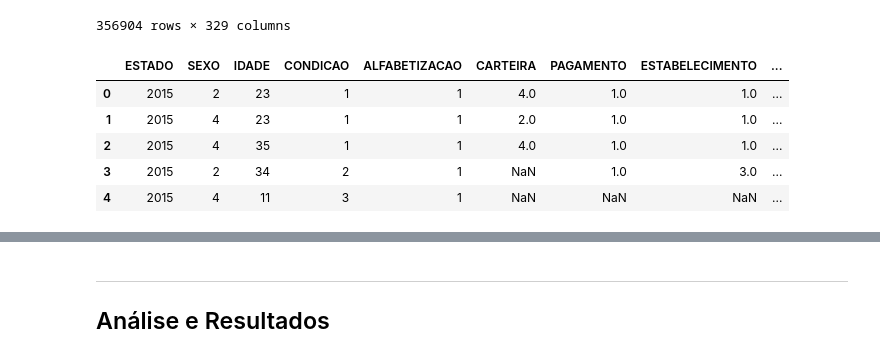
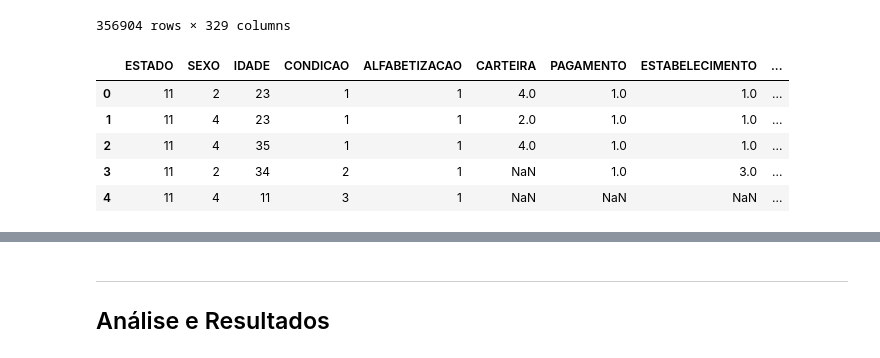
Before and after one commit to marianasabrantes/DP-P1, a Jupyter notebook: DP_P01_mariana.ipynb, the cells around one changed output, grey strips where cells are left out. Cells and saved outputs as stored; diff of their text form; code cells hidden in the pictures.

```diff
--- a/DP_P01_mariana.ipynb
+++ b/DP_P01_mariana.ipynb
@@ -55,30 +55,30 @@ dados
 | 356903 | 356903 | 2015 | 53 | 2148 | 17 | 5 | 4 | 14 | 6 | 2008 | ... | ... |
 356904 rows × 329 columns
 # %%
-_dados = dados[['V0101', 'V0302','V8005', 'V0402', 'V0601', 'V9042', 'V9531', 'V9054',
+_dados = dados[['UF', 'V0302','V8005', 'V0402', 'V0601', 'V9042', 'V9531', 'V9054',
                 'V9060','V9077', 'V4743', 'V4745']]
 
-A = _dados.rename(index = str, columns = {'V0101': "ESTADO"})
+A = _dados.rename(index = str, columns = {'UF': "ESTADO"})
 B = A.rename(index = str, columns = {'V0302': "SEXO"})
 C = B.rename(index = str, columns = {'V8005': "IDADE"})
 D = C.rename(index = str, columns = {'V0402': "CONDICAO"})
 E = D.rename(index = str, columns = {'V0601': "ALFABETIZACAO"})
 F = E.rename(index = str, columns = {'V9042': "CARTEIRA"})
 G = F.rename(index = str, columns = {'V9531': "PAGAMENTO"})
 H = G.rename(index = str, columns = {'V9054': "ESTABELECIMENTO"})
 I = H.rename(index = str, columns = {'V9060': "T_PREVIDENCIA"})
 J = I.rename(index = str, columns = {'V9077': "TRABALHO"})
 M = J.rename(index = str, columns = {'V4743': "RENDIMENTO"})
 N = M.rename(index = str, columns = {'V4745': "ESTUDO"})
 
 N.head()
 # %% [output]
 |  | ESTADO | SEXO | IDADE | CONDICAO | ALFABETIZACAO | CARTEIRA | PAGAMENTO | ESTABELECIMENTO | ... |
-| 0 | 2015 | 2 | 23 | 1 | 1 | 4.0 | 1.0 | 1.0 | ... |
-| 1 | 2015 | 4 | 23 | 1 | 1 | 2.0 | 1.0 | 1.0 | ... |
-| 2 | 2015 | 4 | 35 | 1 | 1 | 4.0 | 1.0 | 1.0 | ... |
-| 3 | 2015 | 2 | 34 | 2 | 1 | NaN | 1.0 | 3.0 | ... |
-| 4 | 2015 | 4 | 11 | 3 | 1 | NaN | NaN | NaN | ... |
+| 0 | 11 | 2 | 23 | 1 | 1 | 4.0 | 1.0 | 1.0 | ... |
+| 1 | 11 | 4 | 23 | 1 | 1 | 2.0 | 1.0 | 1.0 | ... |
+| 2 | 11 | 4 | 35 | 1 | 1 | 4.0 | 1.0 | 1.0 | ... |
+| 3 | 11 | 2 | 34 | 2 | 1 | NaN | 1.0 | 3.0 | ... |
+| 4 | 11 | 4 | 11 | 3 | 1 | NaN | NaN | NaN | ... |
 # %%
 P = N[N['IDADE']>= 70]
 
```
Also changed, not shown: parts of 7 cells of this notebook.
